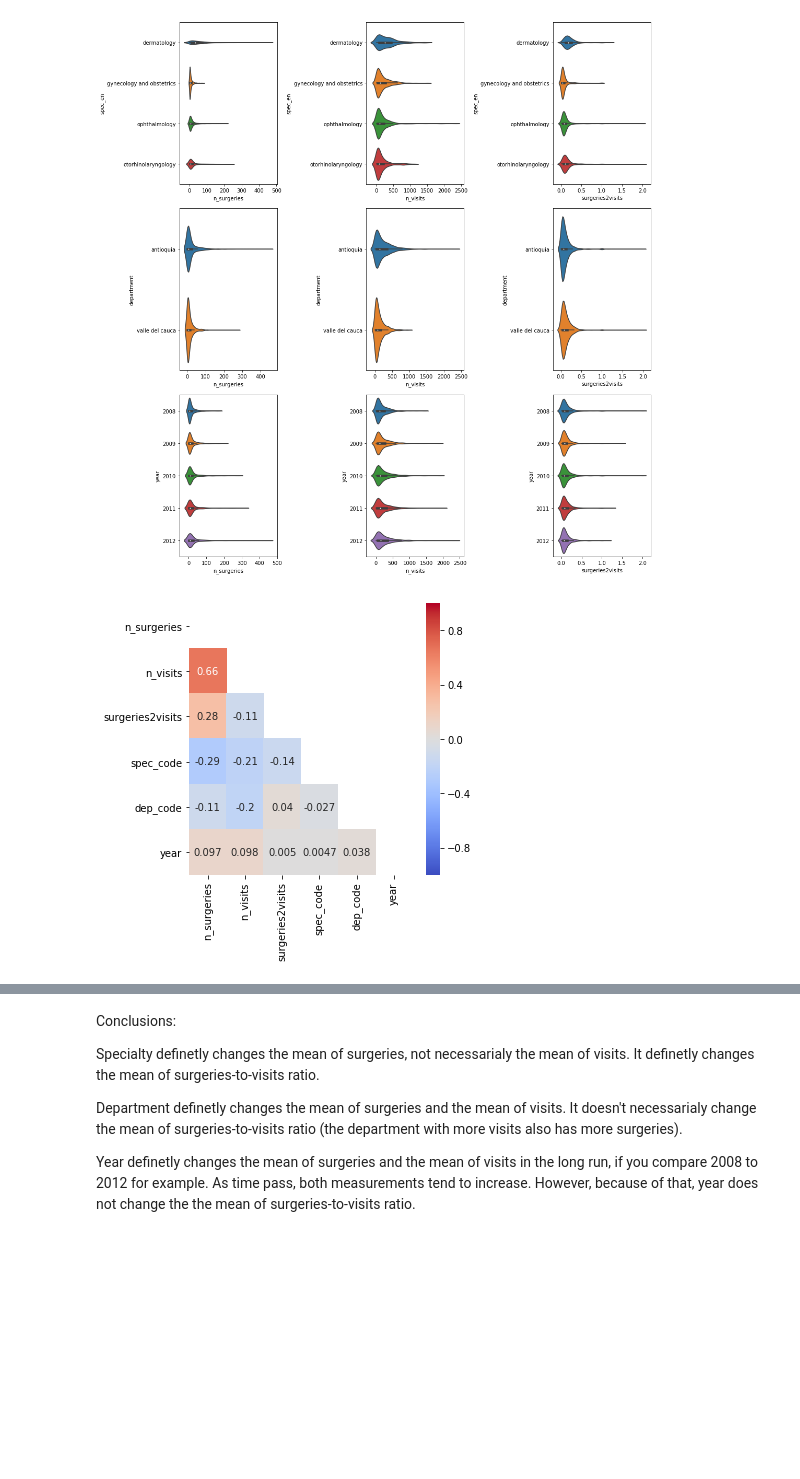
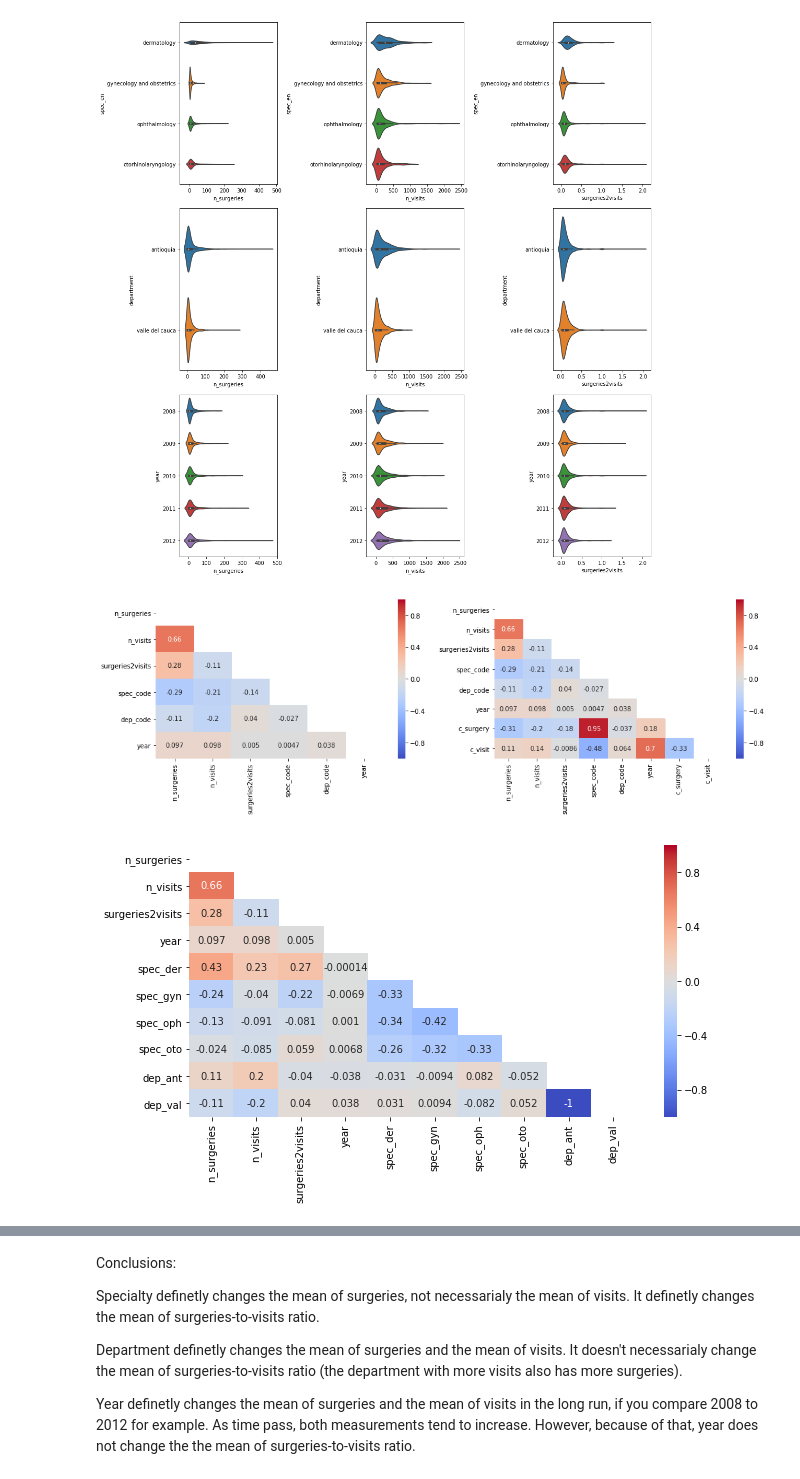
Before and after one commit to tmivanus/Springboard, a Jupyter notebook: Capstone_01/06_correlations.ipynb, the cells around one changed output, grey strips where cells are left out. Cells and saved outputs as stored; diff of their text form; code cells hidden in the pictures; blank space fills up the shorter version.

```diff
--- a/Capstone_01/06_correlations.ipynb
+++ b/Capstone_01/06_correlations.ipynb
@@ -69,6 +70,21 @@ Total doc observations: 2552
 subpanel = pd.merge(panel, group, on=['spec_code','dep_code','year'])
 subpanel.drop('doc_count', axis=1, inplace=True)
 subpanel['surgeries2visits']=subpanel['n_surgeries']/subpanel['n_visits']
+
+dummies = pd.get_dummies(subpanel[['spec_en','department']])
+dummies_old_names = list(dummies.columns.values)
+dummies_new_names = []
+
+for i in dummies_old_names:
+    if i[0:4] == 'spec':
+        dummies_new_names.append(i[0:4]+i[7:11])
+    elif i[0:4] == 'depa':
+        dummies_new_names.append(i[0:3]+i[10:14])
+
+dummies_dic_names = dict(zip(dummies_old_names, dummies_new_names))
+dummies.rename(columns=dummies_dic_names,inplace=True)
+
+subpanel = pd.concat([subpanel,dummies],axis=1)
 print(subpanel.info())
 # %% [output]
 <class 'pandas.core.frame.DataFrame'>
@@ -106,16 +120,38 @@ plt.tight_layout()
 plt.show()
 # %% [output]
 [figure]
-# %%
-subset = subpanel[['n_surgeries','n_visits','surgeries2visits',
-                   'spec_code','dep_code','year']]
-subset_corr = subset.corr()
-
-mask = np.zeros_like(subset_corr, dtype=np.bool)
-mask[np.triu_indices_from(mask)] = True
-
-plt.figure(figsize=(5,5))
-_ = sns.heatmap(subset_corr, vmin=-1, cmap='coolwarm',
-                annot=True, mask = mask)
-# %% [output]
-[figure, removed]
+# %%
+subset_1 = subpanel[['n_surgeries','n_visits','surgeries2visits',
+                     'spec_code','dep_code','year']]
+subset_1_corr = subset_1.corr()
+mask_1 = np.zeros_like(subset_1_corr, dtype=np.bool)
+mask_1[np.triu_indices_from(mask_1)] = True
+
+subset_2 = subpanel[['n_surgeries','n_visits','surgeries2visits',
+                     'spec_code','dep_code','year','c_surgery','c_visit']]
+subset_2_corr = subset_2.corr()
+mask_2 = np.zeros_like(subset_2_corr, dtype=np.bool)
+mask_2[np.triu_indices_from(mask_2)] = True
+
+subset_3 = subpanel[['n_surgeries','n_visits','surgeries2visits','year',
+                     'spec_der','spec_gyn','spec_oph','spec_oto',
+                     'dep_ant','dep_val']]
+subset_3_corr = subset_3.corr()
+mask_3 = np.zeros_like(subset_3_corr, dtype=np.bool)
+mask_3[np.triu_indices_from(mask_3)] = True
+
+fig, ax = plt.subplots(1, 2, figsize=(15,5))
+_ = sns.heatmap(subset_1_corr, vmin=-1, cmap='coolwarm',
+                annot=True, mask = mask_1, ax=ax[0])
+
+_ = sns.heatmap(subset_2_corr, vmin=-1, cmap='coolwarm',
+                annot=True, mask = mask_2, ax=ax[1])
+plt.tight_layout()
+
+plt.figure(figsize=(10,5))
+_ = sns.heatmap(subset_3_corr, vmin=-1, cmap='coolwarm',
+                annot=True, mask = mask_3)
+plt.show()
+# %% [output]
+[figure, added]
+[figure, added]
```
Also changed, not shown: parts of 11 cells of this notebook.
